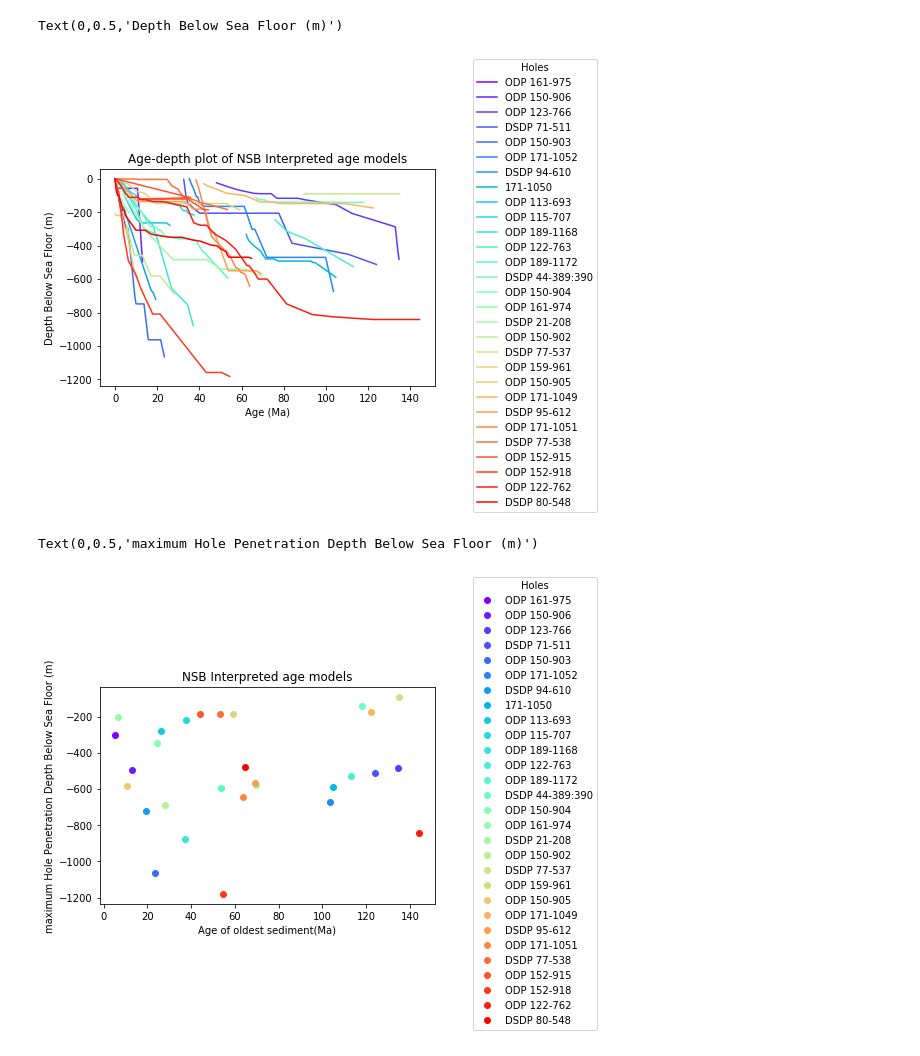
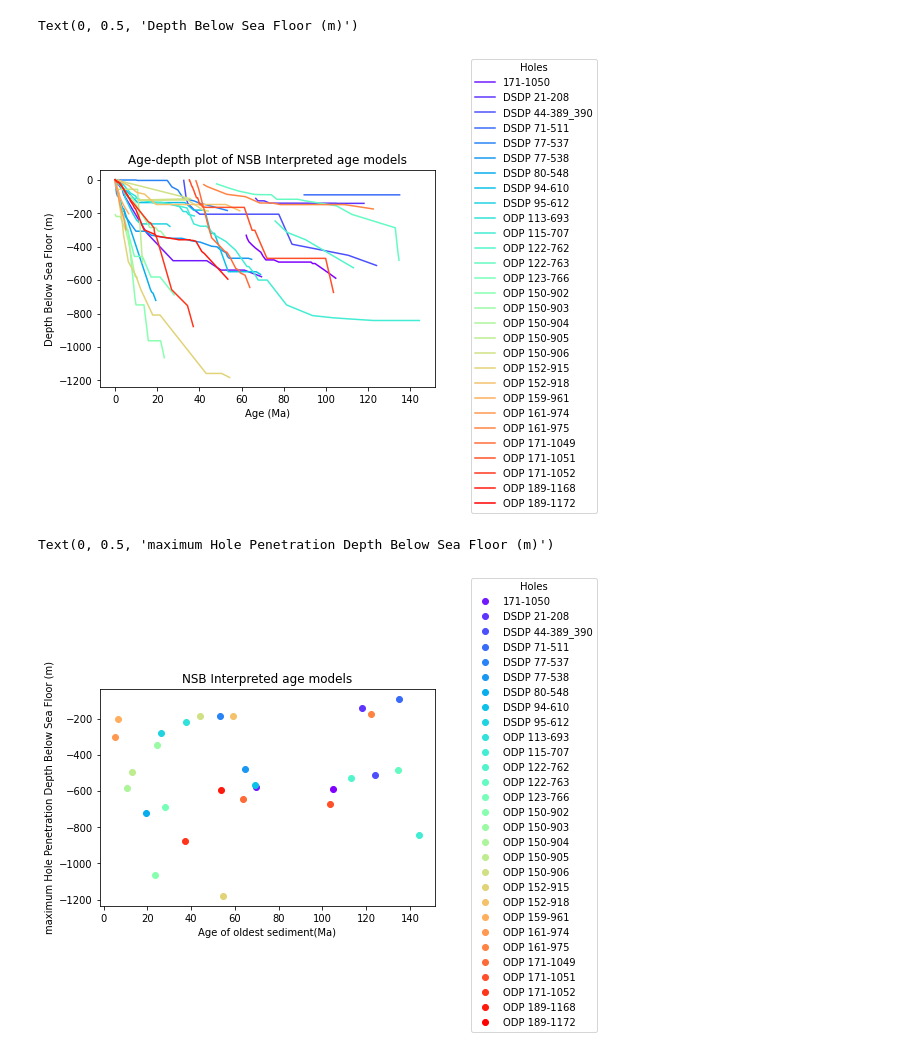
Before and after one commit to HFahey/Global_SL_project, a Jupyter notebook: NSB age depth plots.ipynb, the cells around one changed output. Saved outputs shown, nothing was run; the diff lists cells and outputs as text; code cells hidden in the pictures.

Commit message:
Add files via upload
Fix the loop for multiple plots but the file naming has to be improved

```diff
--- a/NSB age depth plots.ipynb
+++ b/NSB age depth plots.ipynb
@@ -22,11 +10,11 @@ import matplotlib.colors as mcolors
 import glob
 %matplotlib inline
 # %%
-files = glob.glob('./Data/*.csv')
+files = np.sort(glob.glob('./NSB/*.csv'))
 df_list = []
 for file_name in files:
     df = pd.read_csv(file_name, sep=',')
     df_list.append(df)
 #df_list[0]
-
+#print(df_list)
 #print(files)
@@ -41,18 +27,18 @@ def get_colour(timestep):
     return cmap(norm(timestep))
 c=cmap(norm(timestep))
 # %%
-files=os.listdir('./Data')
+files=np.sort(os.listdir('./NSB'))
 holes= [x[:-10] for x in files]
 
 for i in np.arange(0,len(df_list),1):
     plt.plot(df_list[i]['Age (Ma)'], df_list[i]['Depth (mbsf)']*-1, label=holes[i], c=c[i])
 plt.legend(title='Holes',loc='lower right',bbox_to_anchor=(1.5, -0.6))
 plt.title('Age-depth plot of NSB Interpreted age models')
 plt.xlabel('Age (Ma)')
 plt.ylabel('Depth Below Sea Floor (m)')
 # %% [output]
-Text(0,0.5,'Depth Below Sea Floor (m)')
+Text(0, 0.5, 'Depth Below Sea Floor (m)')
-[figure, old version]
+[figure, new version]
 # %%
 for i in np.arange(0,len(df_list),1):
     plt.plot(np.max(df_list[i]['Age (Ma)']), np.max(df_list[i]['Depth (mbsf)'])*-1,'o', label=holes[i], c=c[i])
@@ -61,8 +47,8 @@ plt.title('NSB Interpreted age models')
 plt.xlabel('Age of oldest sediment(Ma)')
 plt.ylabel('maximum Hole Penetration Depth Below Sea Floor (m)')
 # %% [output]
-Text(0,0.5,'maximum Hole Penetration Depth Below Sea Floor (m)')
+Text(0, 0.5, 'maximum Hole Penetration Depth Below Sea Floor (m)')
-[figure, old version]
+[figure, new version]
 # %%
 fs=8
 ms=2
```
Also changed, not shown: parts of 9 cells of this notebook.
